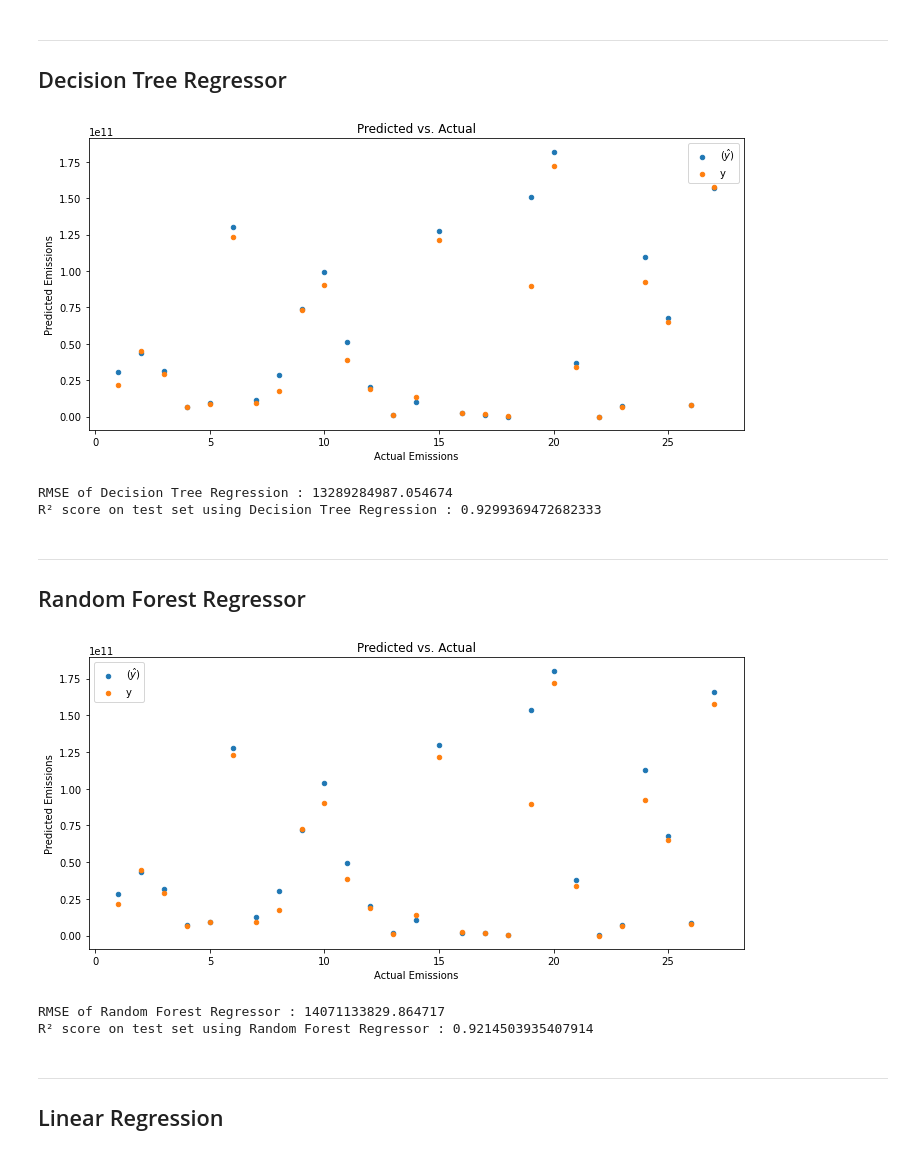
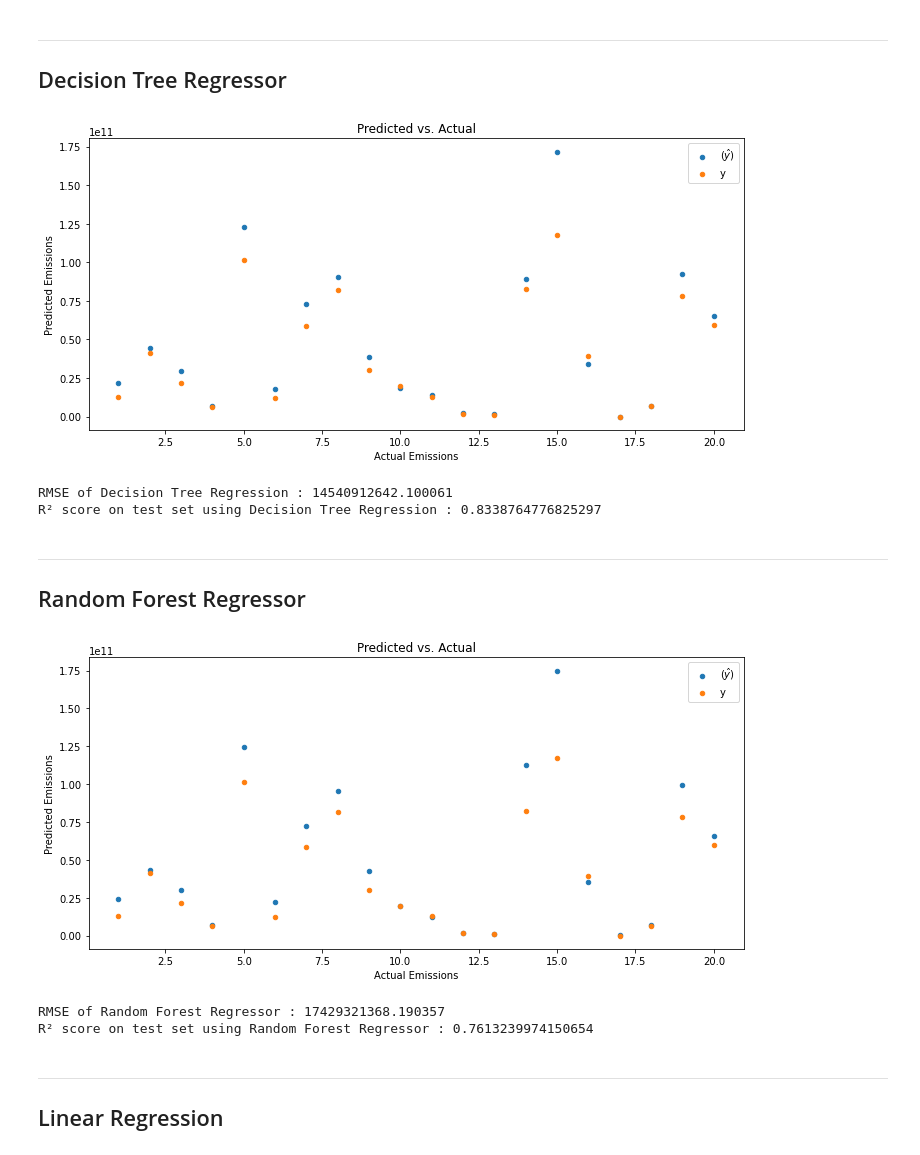
Before and after one commit to taredalen/AirPollutionPrediction, a Jupyter notebook: prediction/F1Prediction.ipynb, the cells around one changed output. Drawn from its saved outputs; the diff is of its cells as text; code cells hidden in the pictures.

```diff
--- a/prediction/F1Prediction.ipynb
+++ b/prediction/F1Prediction.ipynb
@@ -218,7 +219,7 @@ splits_pollutant = get_test_train(selected_pollutant)
 # %%
 from sklearn.preprocessing import StandardScaler
 
-index = 11
+index = 12
 X_train = splits_pollutant['train'][index][['year', 'country']]
 y_train = splits_pollutant['train'][index][[selected_pollutant]]
 X_test = splits_pollutant['test'][index][['year', 'country']]
@@ -279,28 +283,26 @@ y_pred_dt = dt_model.predict(X_test)
 
 show_plot(y_pred_dt, y_test, 'Decision Tree Regression')
 # %% [output]
-[figure, old version]
+[figure, new version]
-RMSE of Decision Tree Regression : 13289284987.054674
-R² score on test set using Decision Tree Regression : 0.9299369472682333
+RMSE of Decision Tree Regression : 14540912642.100061
+R² score on test set using Decision Tree Regression : 0.8338764776825297
 # %% [markdown]
 ---
 ## Random Forest Regressor
 # %%
 from sklearn.model_selection import cross_val_predict
 from sklearn.ensemble import RandomForestRegressor
 
 forest_model = RandomForestRegressor(n_estimators=1000, n_jobs=-1, random_state=1)
 
 forest_model.fit(X_train, y_train.values.ravel())
 y_pred2 = forest_model.predict(X_test)
 
-y_pred_rf = cross_val_predict(forest_model, X, y, cv=10 )
-
 show_plot(y_pred2, y_test, 'Random Forest Regressor')
 # %% [output]
-[figure, old version]
+[figure, new version]
-RMSE of Random Forest Regressor : 14071133829.864717
-R² score on test set using Random Forest Regressor : 0.9214503935407914
+RMSE of Random Forest Regressor : 17429321368.190357
+R² score on test set using Random Forest Regressor : 0.7613239974150654
 # %% [markdown]
 ---
 ## Linear Regression
```
Also changed, not shown: parts of 19 cells of this notebook, 8 other files.
